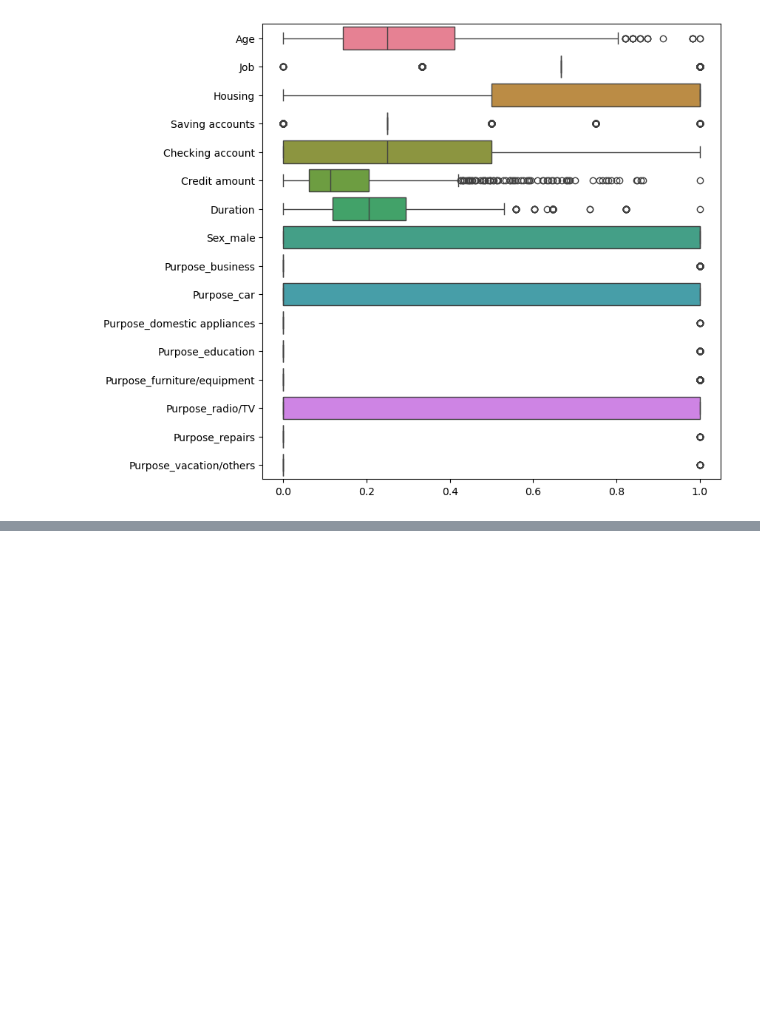
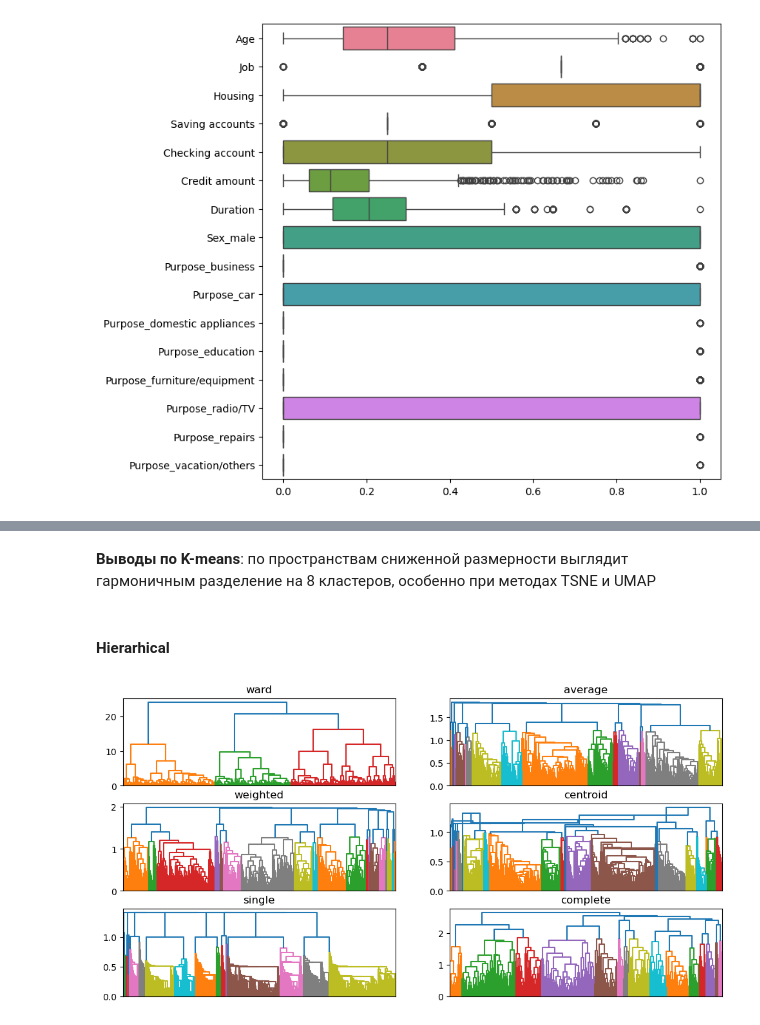
Before and after one commit to emazurenko/otus-ml-professional, a Jupyter notebook: homeworks/02_Clustering/homework.ipynb, the cells around one changed output, grey strips where cells are left out. Saved outputs shown, nothing was run; the diff lists cells and outputs as text; code cells hidden in the pictures; blank space fills up the shorter version.

```diff
--- a/homeworks/02_Clustering/homework.ipynb
+++ b/homeworks/02_Clustering/homework.ipynb
@@ -271,0 +373,17 @@ sns.scatterplot(x=X_tsne[:,0], y=X_tsne[:,1]);
+# %% [markdown]
+**Выводы по K-means**: по пространствам сниженной размерности выглядит гармоничным разделение на 8 кластеров, особенно при методах TSNE и UMAP
+# %% [markdown]
+#### **Hierarhical**
+# %%
+# Проверка числа кластеров по дендрограммам
+from scipy.cluster.hierarchy import dendrogram, linkage
+
+fig, axs = plt.subplots(nrows=3, ncols=2, figsize=(12, 6))
+
+for i, method in enumerate(['ward', 'average', 'weighted', 'centroid', 'single', 'complete']):
+    ax = axs[i//2][i%2]
+    ax.set_title(method)
+    linkage_ = linkage(scaled_df, method=method)
+    dendrogram_ = dendrogram(linkage_, no_labels=True, ax=ax)
+# %% [output]
+[figure, added]
```
Also changed, not shown: parts of 36 cells of this notebook, 1 other file.
